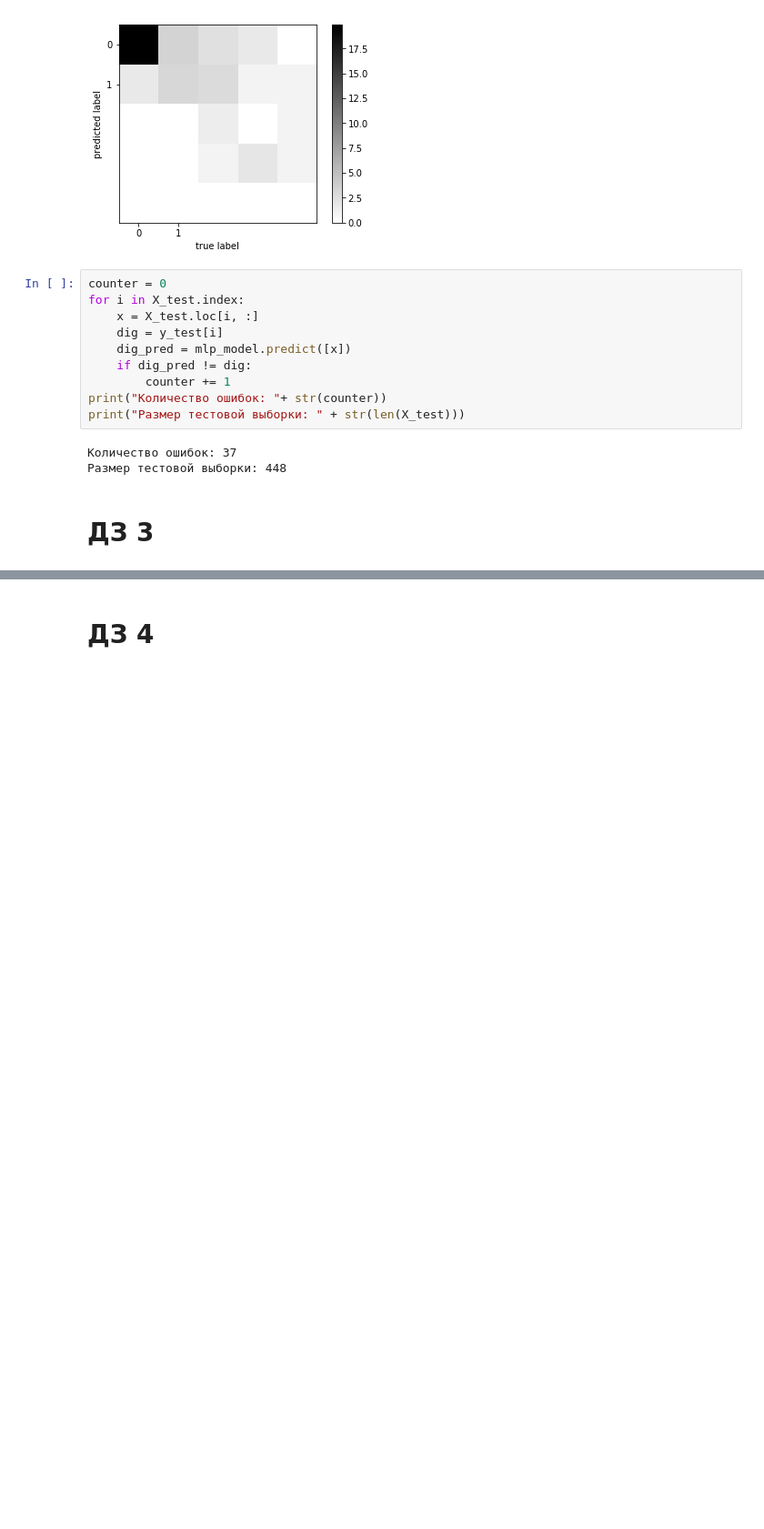
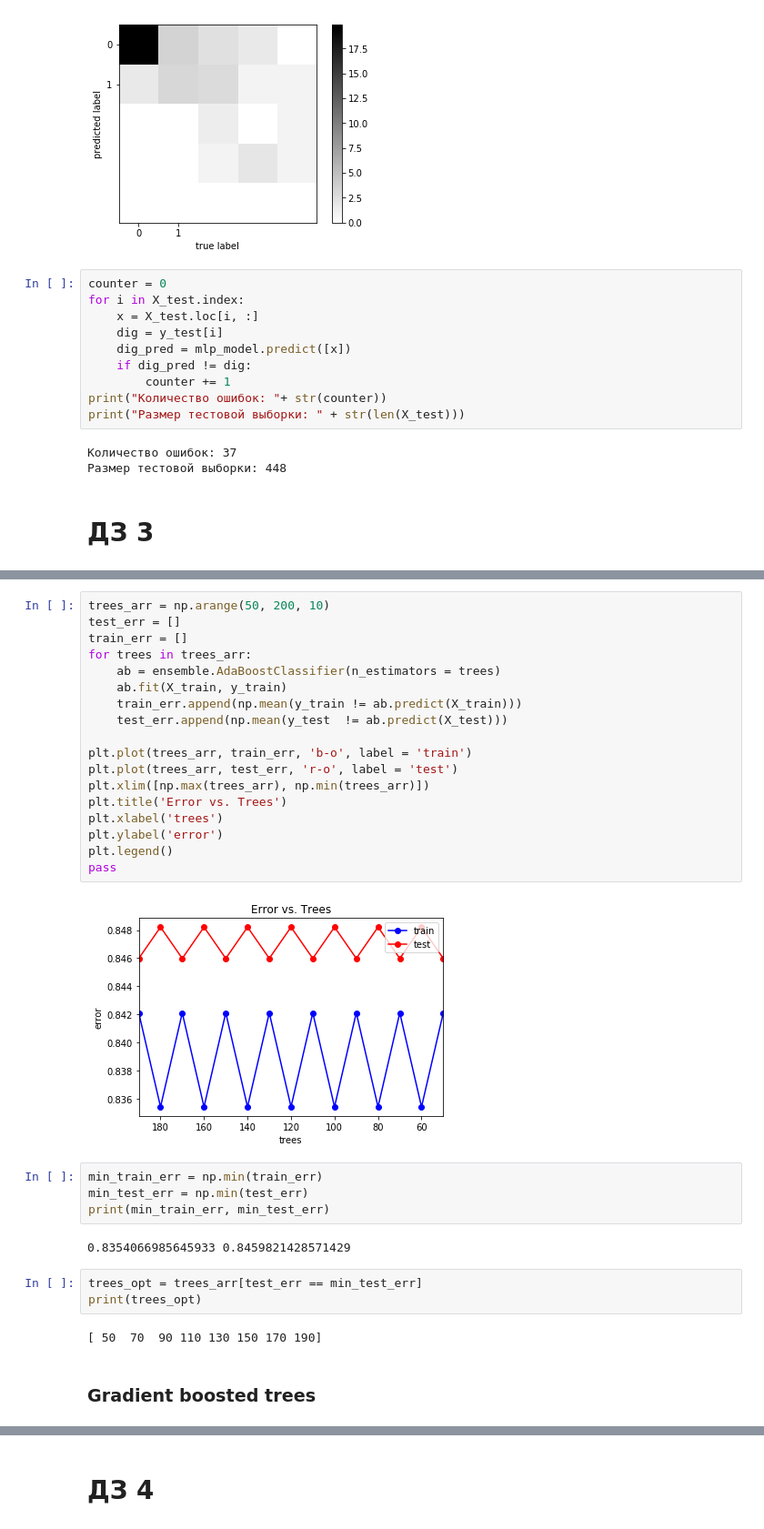
Before and after one commit to komarovn/ML-TMDB-Analysis, a Jupyter notebook: tmdb.ipynb, the cells around one changed output, grey strips where cells are left out. Shown at 91% size. Drawn from its saved outputs; the diff is of its cells as text; blank space fills up the shorter version.

```diff
--- a/tmdb.ipynb
+++ b/tmdb.ipynb
@@ -711,0 +840,33 @@ print("Размер тестовой выборки: " + str(len(X_test)))
+# %%
+trees_arr = np.arange(50, 200, 10)
+test_err = []
+train_err = []
+for trees in trees_arr:
+    ab = ensemble.AdaBoostClassifier(n_estimators = trees)
+    ab.fit(X_train, y_train)
+    train_err.append(np.mean(y_train != ab.predict(X_train)))
+    test_err.append(np.mean(y_test  != ab.predict(X_test)))
+
+plt.plot(trees_arr, train_err, 'b-o', label = 'train')
+plt.plot(trees_arr, test_err, 'r-o', label = 'test')
+plt.xlim([np.max(trees_arr), np.min(trees_arr)])
+plt.title('Error vs. Trees')
+plt.xlabel('trees')
+plt.ylabel('error')
+plt.legend()
+pass
+# %% [output]
+[figure, added]
+# %%
+min_train_err = np.min(train_err)
+min_test_err = np.min(test_err)
+print(min_train_err, min_test_err)
+# %% [output]
+0.8354066985645933 0.8459821428571429
+# %%
+trees_opt = trees_arr[test_err == min_test_err]
+print(trees_opt)
+# %% [output]
+[ 50  70  90 110 130 150 170 190]
+# %% [markdown]
+### Gradient boosted trees
```
Also changed, not shown: parts of 23 cells of this notebook.
